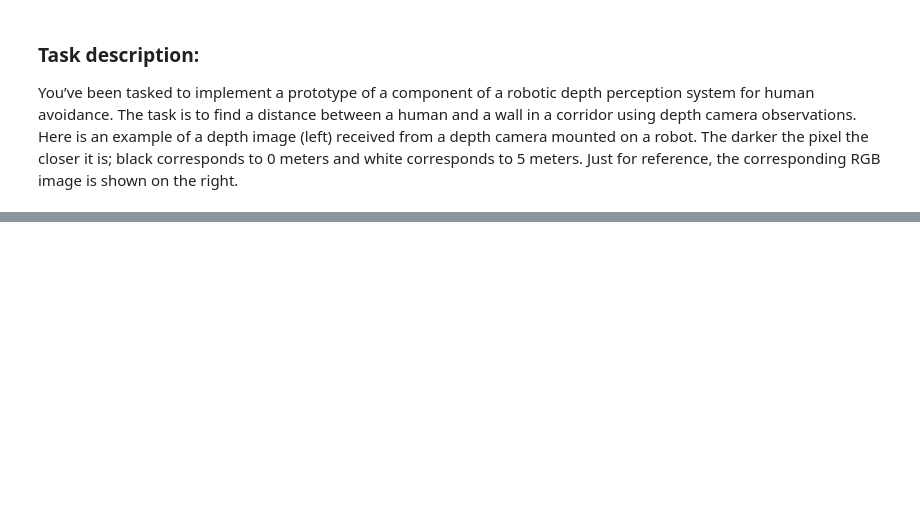
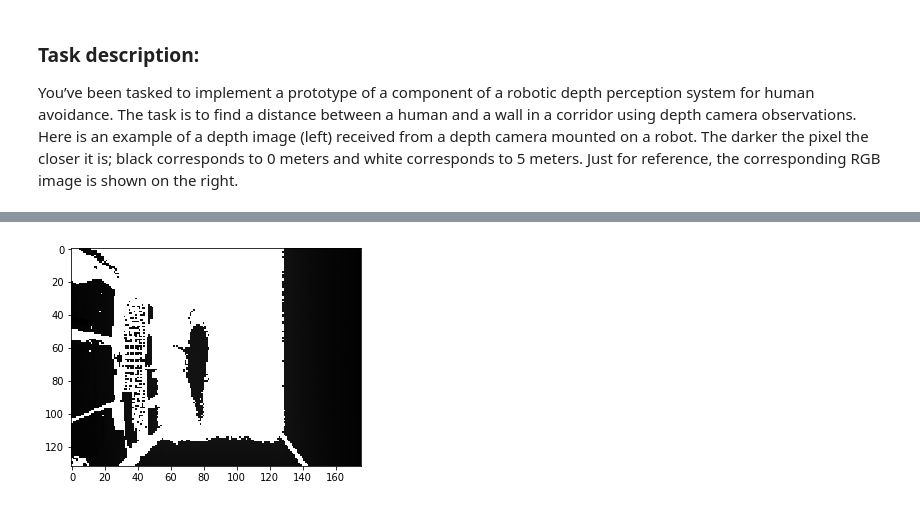
Before and after one commit to amandeepfj/RoboticPerceptionSystem, a Jupyter notebook: PythonNotebook/DepthPerception.ipynb, the cells around one changed output, grey strips where cells are left out. Cells and saved outputs as stored; diff of their text form; code cells hidden in the pictures; blank space fills up the shorter version.

```diff
--- a/PythonNotebook/DepthPerception.ipynb
+++ b/PythonNotebook/DepthPerception.ipynb
@@ -30,0 +126,9 @@ show_image(img2)
+# %%
+depth = "human_corridor_2.txt"
+image = np.loadtxt(depth)
+image[image>np.median(image)] = 32
+image = image*256/image.max()
+
+show_image(image)
+# %% [output]
+[figure, added]
```
Also changed, not shown: parts of 6 cells of this notebook, 3 other files.
